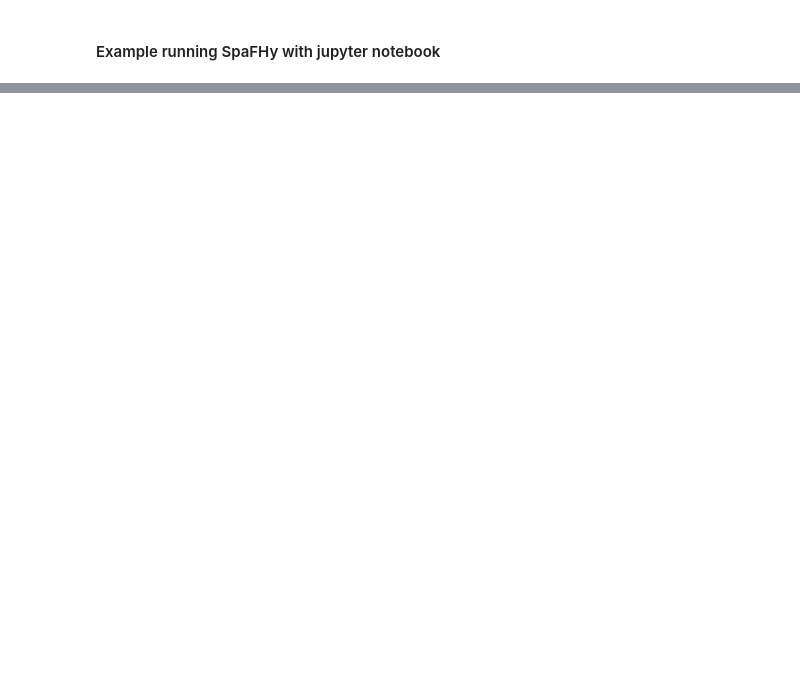
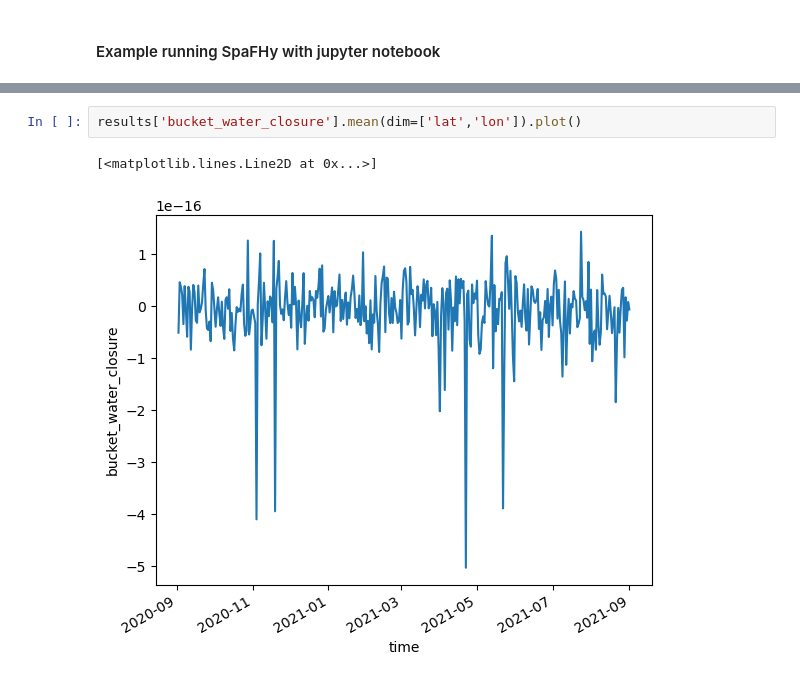
Before and after one commit to jpnousu/SpaFHy_v2.0, a Jupyter notebook: run_example.ipynb, the cells around one changed output, grey strips where cells are left out. Drawn from its saved outputs; the diff is of its cells as text; blank space fills up the shorter version.

```diff
--- a/run_example.ipynb
+++ b/run_example.ipynb
@@ -51,0 +66,5 @@ SyntaxError: unterminated string literal (detected at line 1) (3974114339.py, li
+# %%
+results['bucket_water_closure'].mean(dim=['lat','lon']).plot()
+# %% [output]
+[<matplotlib.lines.Line2D at 0x...>]
+[figure, added]
```
Also changed, not shown: parts of 7 cells of this notebook, 6 other files.
